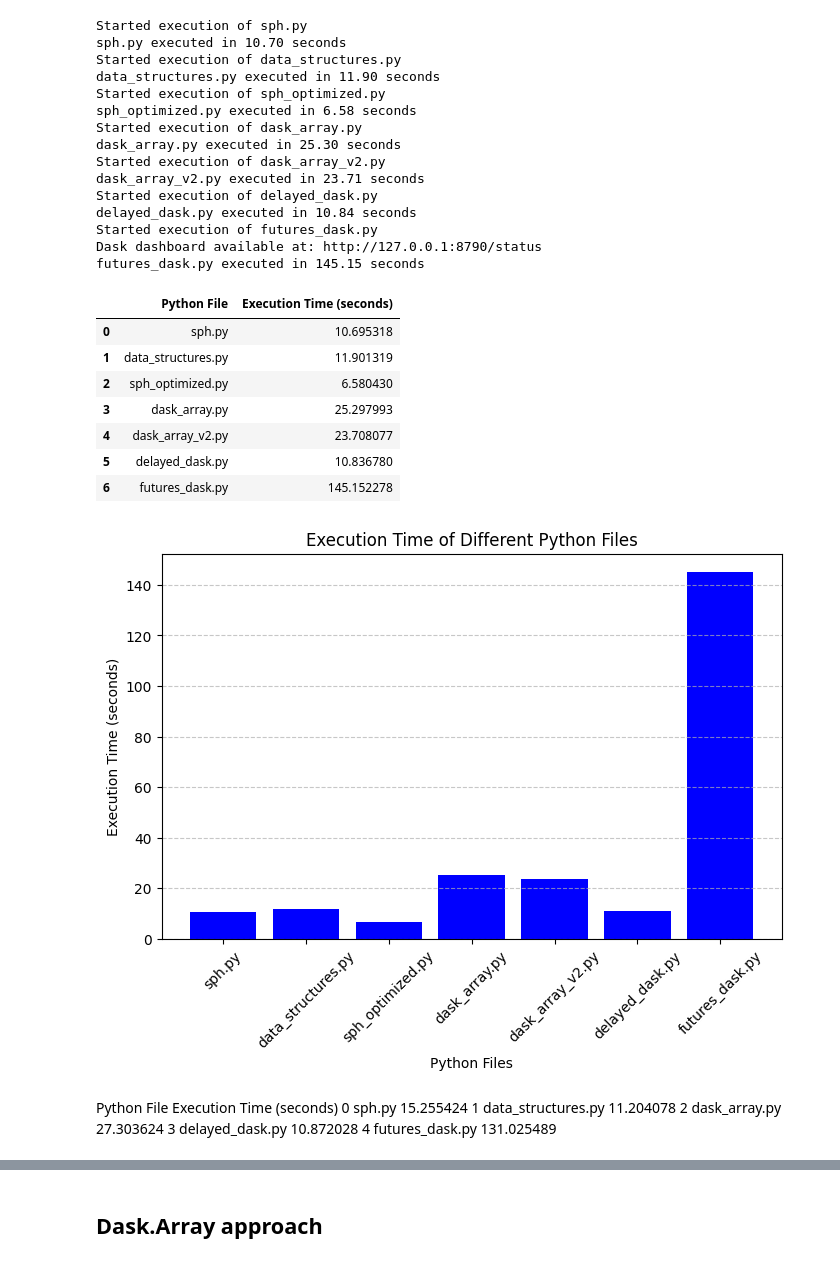
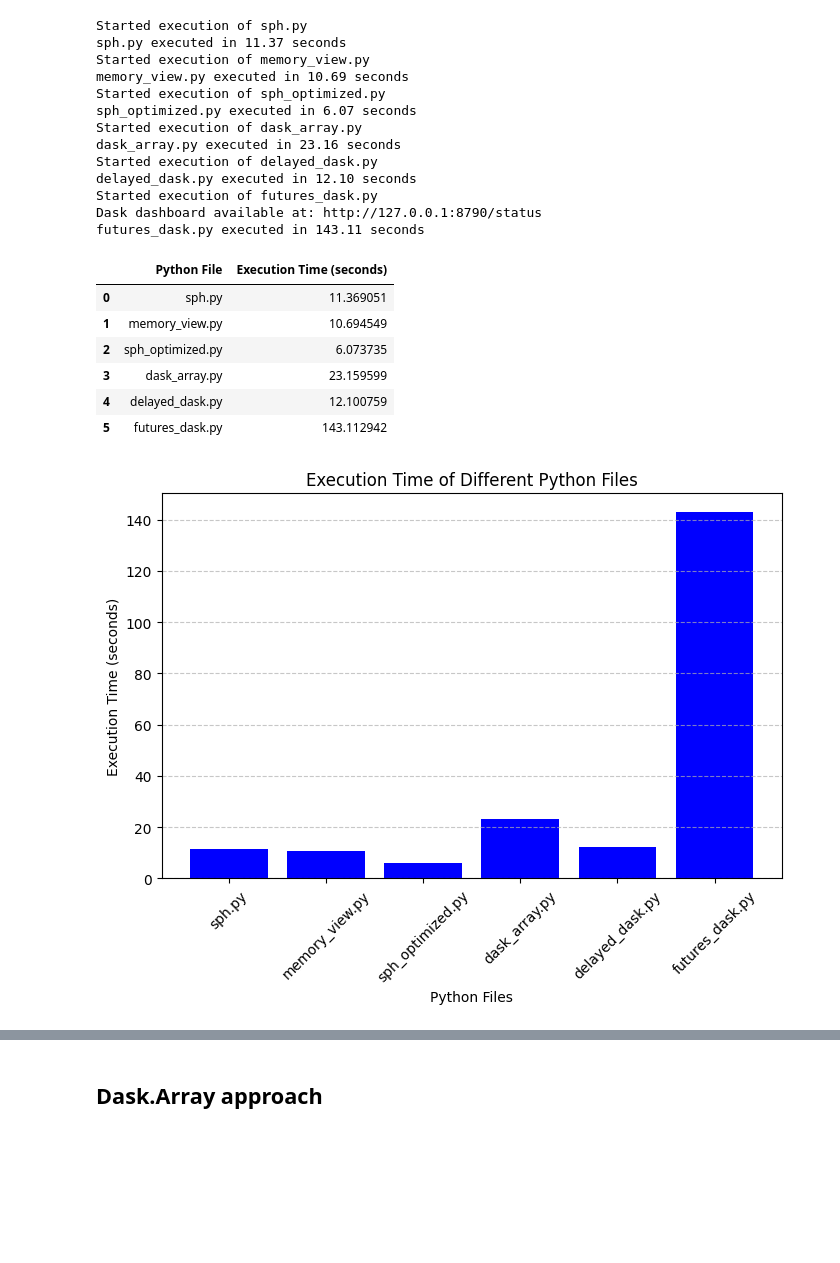
Before and after one commit to ge96lip/Computational-Astrophysics, a Jupyter notebook: dask_optimization /parallel_dask_1000.ipynb, the cells around one changed output, grey strips where cells are left out. Drawn from its saved outputs; the diff is of its cells as text; code cells hidden in the pictures; blank space fills up the shorter version.

```diff
--- a/parallel_dask_1000.ipynb
+++ b/dask_optimization /parallel_dask_1000.ipynb
@@ -5,7 +29,7 @@ import pandas as pd
 import matplotlib.pyplot as plt
 
 # List of Python files to execute
-python_files = ["sph.py", "data_structures.py", "sph_optimized.py", "dask_array.py", "dask_array_v2.py", "delayed_dask.py", "futures_dask.py"]
+python_files = [ "sph.py", "memory_view.py", "sph_optimized.py", "dask_array.py", "delayed_dask.py", "futures_dask.py"]
 
 # Store execution times
 execution_times = {}
@@ -14,55 +38,45 @@ for py_file in python_files:
     print(f"Started execution of {py_file}")
     start_time = time.time()  # Start timing
     subprocess.run(["python", py_file])  # Execute the script
     end_time = time.time()  # End timing
 
     execution_times[py_file] = end_time - start_time
     print(f"{py_file} executed in {execution_times[py_file]:.2f} seconds")
 
 # Convert execution times to a DataFrame
 df = pd.DataFrame(list(execution_times.items()), columns=["Python File", "Execution Time (seconds)"])
 display(df)
 
 # Plot the execution times
 plt.figure(figsize=(8, 5))
 plt.bar(df["Python File"], df["Execution Time (seconds)"], color='blue')
 plt.xlabel("Python Files")
 plt.ylabel("Execution Time (seconds)")
 plt.title("Execution Time of Different Python Files")
-plt.xticks(rotation=45)  # Rotate x-axis labels for readability
+plt.xticks(rotation=45, ha="right")
 plt.grid(axis="y", linestyle="--", alpha=0.7)
 
 # Show the plot
 plt.show()
 # %% [output]
 Started execution of sph.py
-sph.py executed in 10.70 seconds
-Started execution of data_structures.py
-data_structures.py executed in 11.90 seconds
+sph.py executed in 11.37 seconds
+Started execution of memory_view.py
+memory_view.py executed in 10.69 seconds
 Started execution of sph_optimized.py
-sph_optimized.py executed in 6.58 seconds
+sph_optimized.py executed in 6.07 seconds
 Started execution of dask_array.py
-dask_array.py executed in 25.30 seconds
-Started execution of dask_array_v2.py
-dask_array_v2.py executed in 23.71 seconds
+dask_array.py executed in 23.16 seconds
 Started execution of delayed_dask.py
-delayed_dask.py executed in 10.84 seconds
+delayed_dask.py executed in 12.10 seconds
 Started execution of futures_dask.py
 Dask dashboard available at: http://127.0.0.1:8790/status
-futures_dask.py executed in 145.15 seconds
+futures_dask.py executed in 143.11 seconds
 |  | Python File | Execution Time (seconds) |
-| 0 | sph.py | 10.695318 |
-| 1 | data_structures.py | 11.901319 |
-| 2 | sph_optimized.py | 6.580430 |
-| 3 | dask_array.py | 25.297993 |
-| 4 | dask_array_v2.py | 23.708077 |
-| 5 | delayed_dask.py | 10.836780 |
-| 6 | futures_dask.py | 145.152278 |
+| 0 | sph.py | 11.369051 |
+| 1 | memory_view.py | 10.694549 |
+| 2 | sph_optimized.py | 6.073735 |
+| 3 | dask_array.py | 23.159599 |
+| 4 | delayed_dask.py | 12.100759 |
+| 5 | futures_dask.py | 143.112942 |
-[figure, old version]
+[figure, new version]
-# %% [markdown]
-Python File	Execution Time (seconds)
-0	sph.py	15.255424
-1	data_structures.py	11.204078
-2	dask_array.py	27.303624
-3	delayed_dask.py	10.872028
-4	futures_dask.py	131.025489
```
Also changed, not shown: parts of 12 cells of this notebook, 15 other files.
